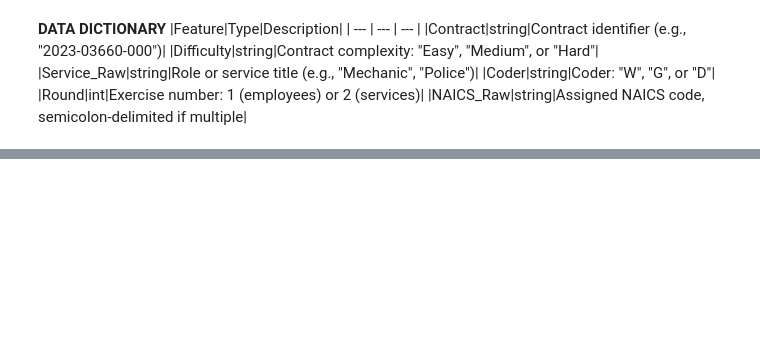
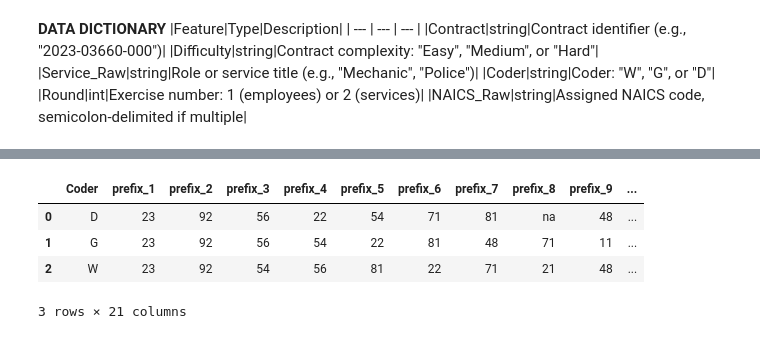
Before and after one commit to w-mayer/consistency_analysis, a Jupyter notebook: consistency_analysis.ipynb, the cells around one changed output, grey strips where cells are left out. Saved outputs shown, nothing was run; the diff lists cells and outputs as text; code cells hidden in the pictures; blank space fills up the shorter version.

```diff
--- a/consistency_analysis.ipynb
+++ b/consistency_analysis.ipynb
@@ -11,5 +9,5 @@ from scipy import stats
 # %%
-INPUT_FILE = "consistency_analysis.xlsx"
+INPUT_FILE = "data/consistency_analysis.xlsx"
 # %% [markdown]
 **DATA DICTIONARY**
 |Feature|Type|Description|
@@ -20,6 +18,8 @@ INPUT_FILE = "consistency_analysis.xlsx"
 |Coder|string|Coder: "W", "G", or "D"|
 |Round|int|Exercise number: 1 (employees) or 2 (services)|
 |NAICS_Raw|string|Assigned NAICS code, semicolon-delimited if multiple|
+# %%
+df = pd.read_excel(INPUT_FILE)
 # %%
 def load_data(filepath):
     """
@@ -231,0 +167,2 @@ jaccard_summary = summarize_jaccard_by_difficulty(jaccard_df)
+# %%
+df['prefix'] = df['NAICS_Raw'].astype(str).str[:2]
@@ -231,0 +185,24 @@ jaccard_summary = summarize_jaccard_by_difficulty(jaccard_df)
+# %%
+out = (
+    df
+    .groupby(['Coder', 'prefix'])
+    .size()
+    .rename('n')
+    .reset_index()
+    .assign(
+        pct=lambda x: x['n'] / x.groupby('Coder')['n'].transform('sum') * 100,
+        rank=lambda x: x.groupby('Coder')['n'].rank(method='first', ascending=False)
+    )
+    .query('rank <= 10')
+    .pivot(index='Coder', columns='rank', values=['prefix', 'pct'])
+)
+
+out.columns = [f'{a}_{int(b)}' for a, b in out.columns]
+out = out.reset_index()
+out
+# %% [output]
+|  | Coder | prefix_1 | prefix_2 | prefix_3 | prefix_4 | prefix_5 | prefix_6 | prefix_7 | prefix_8 | prefix_9 | ... |
+| 0 | D | 23 | 92 | 56 | 22 | 54 | 71 | 81 | na | 48 | ... |
+| 1 | G | 23 | 92 | 56 | 54 | 22 | 81 | 48 | 71 | 11 | ... |
+| 2 | W | 23 | 92 | 54 | 56 | 81 | 22 | 71 | 21 | 48 | ... |
+3 rows × 21 columns
```
Also changed, not shown: parts of 24 cells of this notebook.
